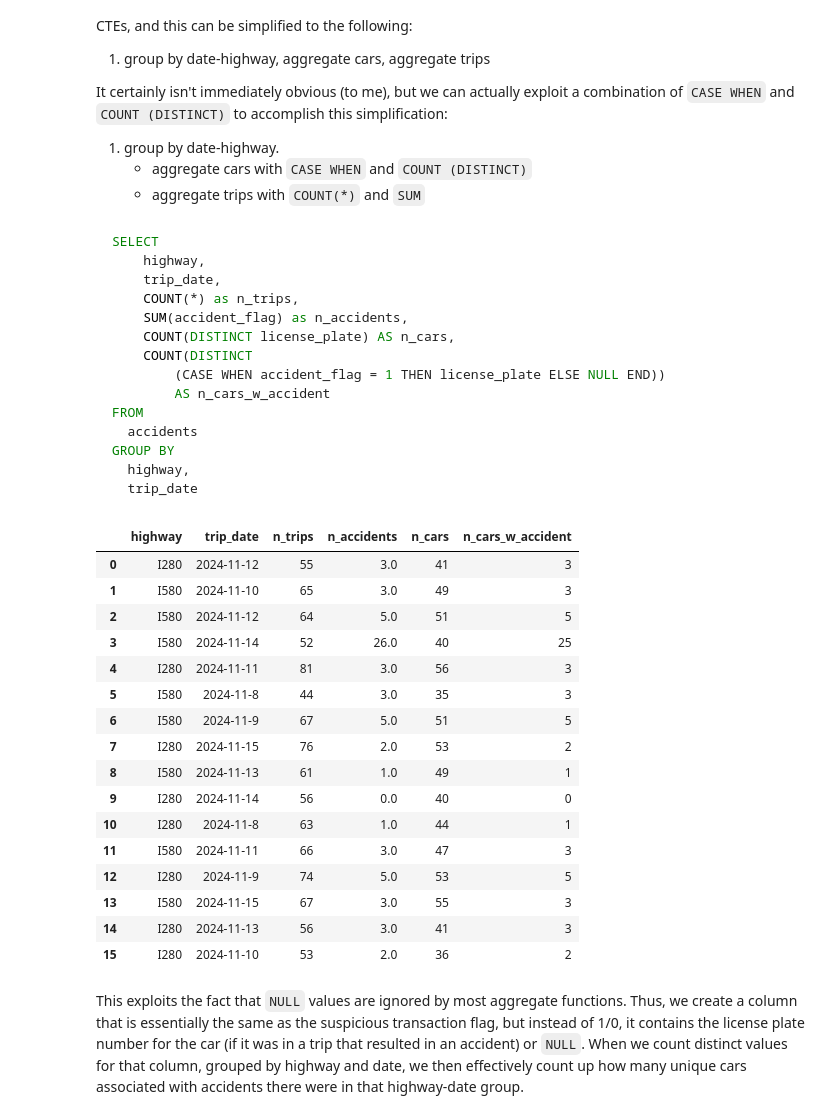
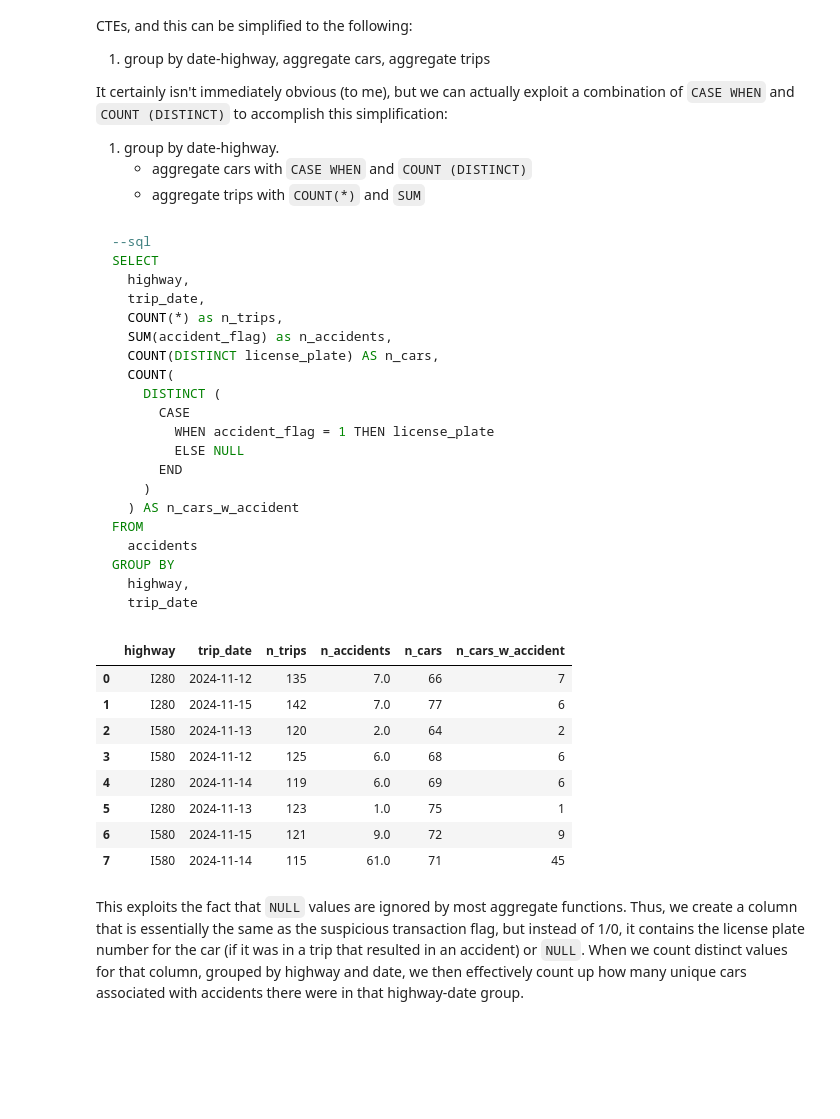
Before and after one commit to peter-amerkhanian/peter-amerkhanian.github.io, a Jupyter notebook: posts/sql-count-cases/index.ipynb, the cells around one changed output. Drawn from its saved outputs; the diff is of its cells as text; code cells hidden in the pictures; blank space fills up the shorter version.

````diff
--- a/posts/sql-count-cases/index.ipynb
+++ b/posts/sql-count-cases/index.ipynb
@@ -103,7 +103,7 @@ n = 1000
 data = {
     "license_plate": [f"{random.randint(90000, 90099)}" for _ in range(n)],
     "highway": [random.choice(["I280", "I580"]) for _ in range(n)],
-    "trip_date": [f"2024-11-{random.randint(8, 15)}" for _ in range(n)],
+    "trip_date": [f"2024-11-{random.randint(12, 15)}" for _ in range(n)],
     "accident_flag": np.random.binomial(1, .05, n),
 }
 accidents = pd.DataFrame(data)
@@ -1250,56 +1259,59 @@ It certainly isn't immediately obvious (to me), but we can actually exploit a co
 # %%
 #| echo: false
 run_query(
-f"""
+"""--sql
 SELECT
-    highway,
-    trip_date,
-    COUNT(*) as n_trips,
-    SUM(accident_flag) as n_accidents,
-    COUNT(DISTINCT license_plate) AS n_cars,
-    COUNT(DISTINCT
-        (CASE WHEN accident_flag = 1 THEN license_plate ELSE NULL END))
-        AS n_cars_w_accident
+  highway,
+  trip_date,
+  COUNT(*) as n_trips,
+  SUM(accident_flag) as n_accidents,
+  COUNT(DISTINCT license_plate) AS n_cars,
+  COUNT(
+    DISTINCT (
+      CASE
+        WHEN accident_flag = 1 THEN license_plate
+        ELSE NULL
+      END
+    )
+  ) AS n_cars_w_accident
 FROM
   accidents
 GROUP BY
   highway,
   trip_date
 """
     )
 # %% [output]
 ```sql
+--sql
 SELECT
-    highway,
-    trip_date,
-    COUNT(*) as n_trips,
-    SUM(accident_flag) as n_accidents,
-    COUNT(DISTINCT license_plate) AS n_cars,
-    COUNT(DISTINCT
-        (CASE WHEN accident_flag = 1 THEN license_plate ELSE NULL END))
-        AS n_cars_w_accident
+  highway,
+  trip_date,
+  COUNT(*) as n_trips,
+  SUM(accident_flag) as n_accidents,
+  COUNT(DISTINCT license_plate) AS n_cars,
+  COUNT(
+    DISTINCT (
+      CASE
+        WHEN accident_flag = 1 THEN license_plate
+        ELSE NULL
+      END
+    )
+  ) AS n_cars_w_accident
 FROM
   accidents
 GROUP BY
   highway,
   trip_date
 ```
 |  | highway | trip_date | n_trips | n_accidents | n_cars | n_cars_w_accident |
-| 0 | I280 | 2024-11-12 | 55 | 3.0 | 41 | 3 |
-| 1 | I580 | 2024-11-10 | 65 | 3.0 | 49 | 3 |
-| 2 | I580 | 2024-11-12 | 64 | 5.0 | 51 | 5 |
-| 3 | I580 | 2024-11-14 | 52 | 26.0 | 40 | 25 |
-| 4 | I280 | 2024-11-11 | 81 | 3.0 | 56 | 3 |
-| 5 | I580 | 2024-11-8 | 44 | 3.0 | 35 | 3 |
-| 6 | I580 | 2024-11-9 | 67 | 5.0 | 51 | 5 |
-| 7 | I280 | 2024-11-15 | 76 | 2.0 | 53 | 2 |
-| 8 | I580 | 2024-11-13 | 61 | 1.0 | 49 | 1 |
-| 9 | I280 | 2024-11-14 | 56 | 0.0 | 40 | 0 |
-| 10 | I280 | 2024-11-8 | 63 | 1.0 | 44 | 1 |
-| 11 | I580 | 2024-11-11 | 66 | 3.0 | 47 | 3 |
-| 12 | I280 | 2024-11-9 | 74 | 5.0 | 53 | 5 |
-| 13 | I580 | 2024-11-15 | 67 | 3.0 | 55 | 3 |
-| 14 | I280 | 2024-11-13 | 56 | 3.0 | 41 | 3 |
-| 15 | I280 | 2024-11-10 | 53 | 2.0 | 36 | 2 |
+| 0 | I280 | 2024-11-12 | 135 | 7.0 | 66 | 7 |
+| 1 | I280 | 2024-11-15 | 142 | 7.0 | 77 | 6 |
+| 2 | I580 | 2024-11-13 | 120 | 2.0 | 64 | 2 |
+| 3 | I580 | 2024-11-12 | 125 | 6.0 | 68 | 6 |
+| 4 | I280 | 2024-11-14 | 119 | 6.0 | 69 | 6 |
+| 5 | I280 | 2024-11-13 | 123 | 1.0 | 75 | 1 |
+| 6 | I580 | 2024-11-15 | 121 | 9.0 | 72 | 9 |
+| 7 | I580 | 2024-11-14 | 115 | 61.0 | 71 | 45 |
 # %% [markdown]
 This exploits the fact that `NULL` values are ignored by most aggregate functions. Thus, we create a column that is essentially the same as the suspicious transaction flag, but instead of 1/0, it contains the license plate number for the car (if it was in a trip that resulted in an accident) or `NULL`. When we count distinct values for that column, grouped by highway and date, we then effectively count up how many unique cars associated with accidents there were in that highway-date group.
````
Also changed, not shown: parts of 21 cells of this notebook.
